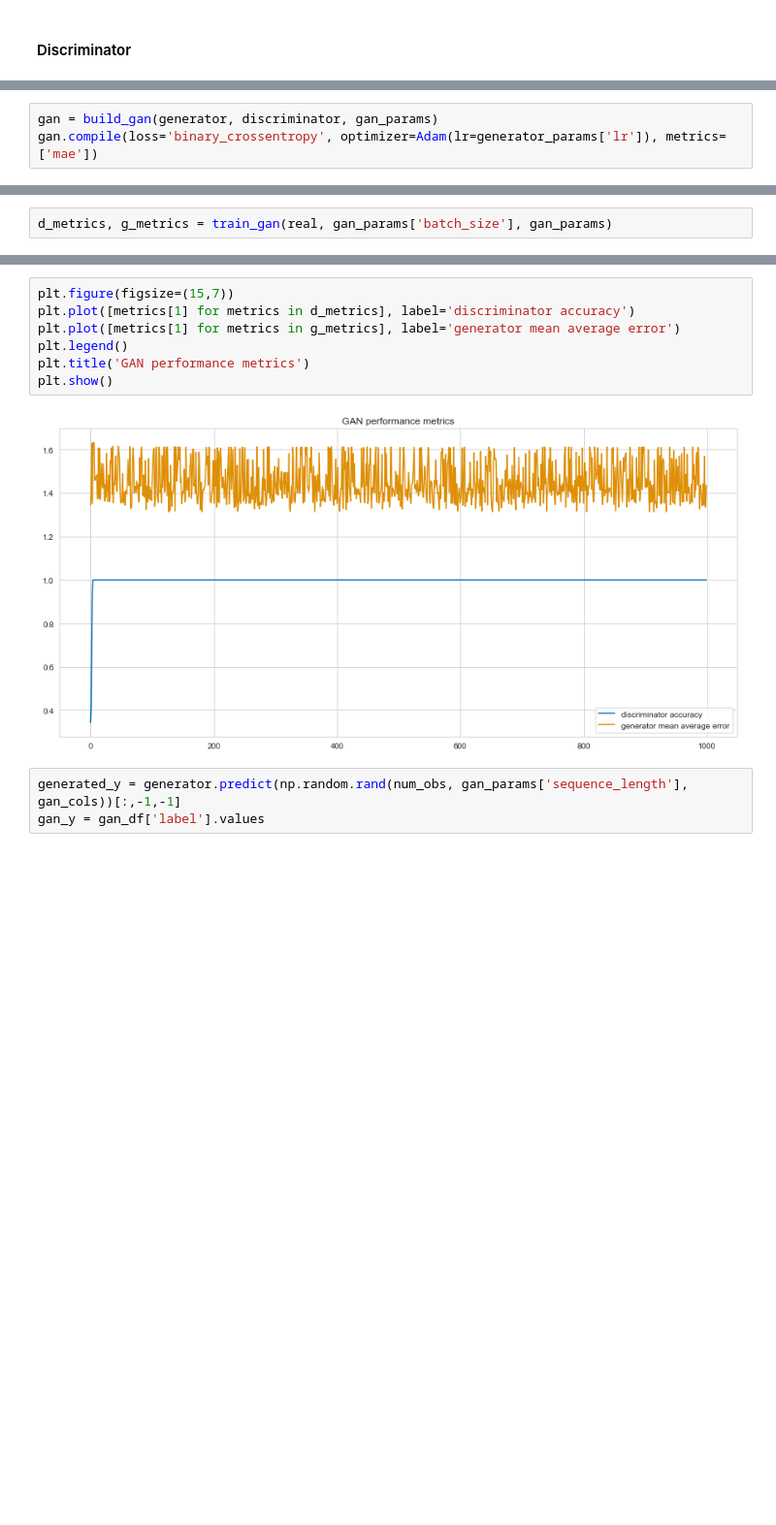
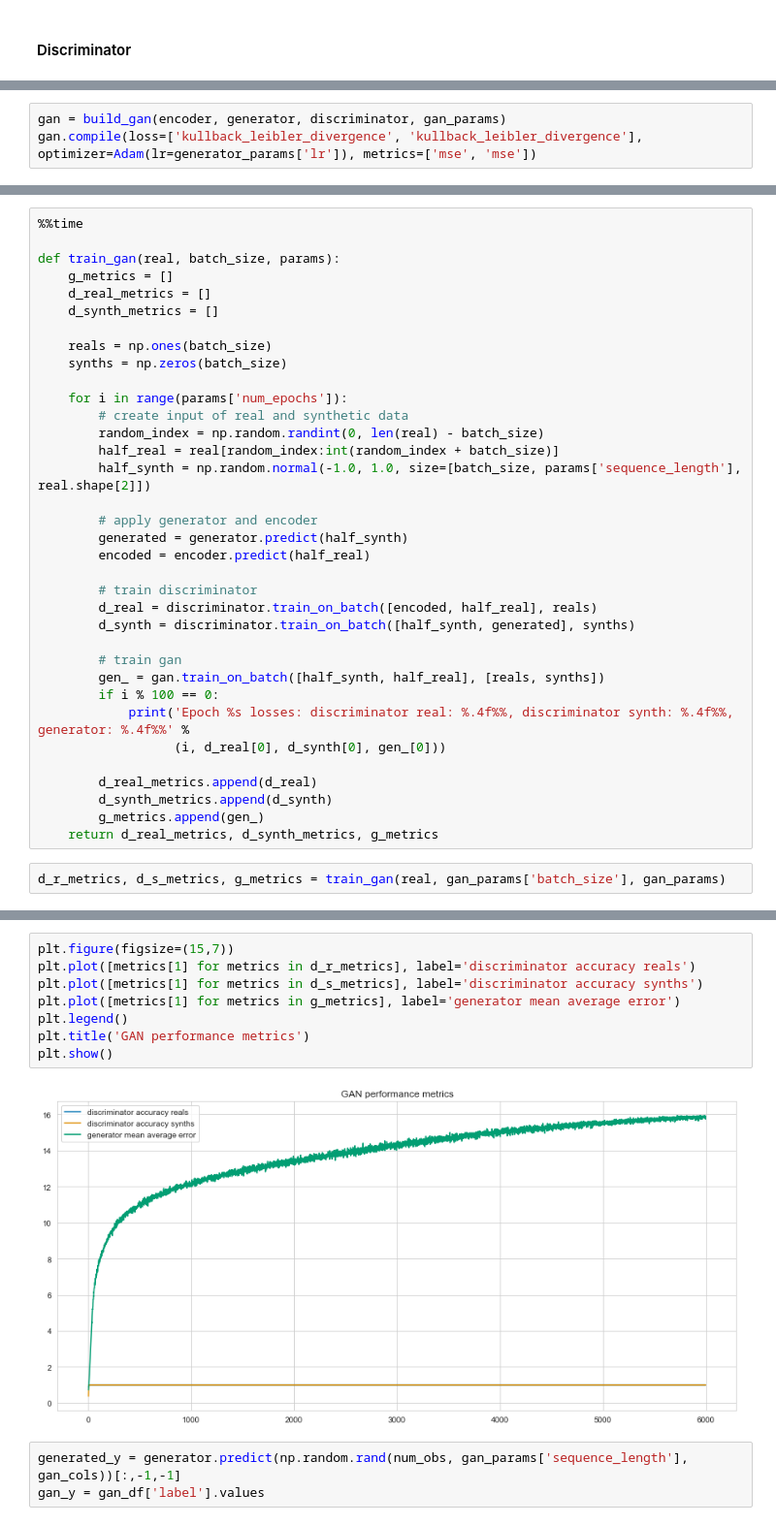
Before and after one commit to denominations-io/macroeconomics, a Jupyter notebook: model_one.ipynb, the cells around one changed output, grey strips where cells are left out. Shown: that part at 97% size. Cells and saved outputs as stored; diff of their text form; blank space fills up the shorter version.

```diff
--- a/model_one.ipynb
+++ b/model_one.ipynb
@@ -413,4 +449,4 @@ def build_gan(generator, discriminator, params):
     return gan
 # %%
-gan = build_gan(generator, discriminator, gan_params)
-gan.compile(loss='binary_crossentropy', optimizer=Adam(lr=generator_params['lr']), metrics=['mae'])
+gan = build_gan(encoder, generator, discriminator, gan_params)
+gan.compile(loss=['kullback_leibler_divergence', 'kullback_leibler_divergence'], optimizer=Adam(lr=generator_params['lr']), metrics=['mse', 'mse'])
@@ -439,4 +474,39 @@ def train_gan(real, batch_size, params):
+# %%
+%%time
+
+def train_gan(real, batch_size, params):
+    g_metrics = []
+    d_real_metrics = []
+    d_synth_metrics = []
+
+    reals = np.ones(batch_size)
+    synths = np.zeros(batch_size)
+
+    for i in range(params['num_epochs']):
+        # create input of real and synthetic data
+        random_index = np.random.randint(0, len(real) - batch_size)
+        half_real = real[random_index:int(random_index + batch_size)]
+        half_synth = np.random.normal(-1.0, 1.0, size=[batch_size, params['sequence_length'], real.shape[2]])
+
+        # apply generator and encoder
+        generated = generator.predict(half_synth)
+        encoded = encoder.predict(half_real)
+
+        # train discriminator
+        d_real = discriminator.train_on_batch([encoded, half_real], reals)
+        d_synth = discriminator.train_on_batch([half_synth, generated], synths)
+
+        # train gan
+        gen_ = gan.train_on_batch([half_synth, half_real], [reals, synths])
+        if i % 100 == 0:
+            print('Epoch %s losses: discriminator real: %.4f%%, discriminator synth: %.4f%%, generator: %.4f%%' %
+                  (i, d_real[0], d_synth[0], gen_[0]))
+
+        d_real_metrics.append(d_real)
+        d_synth_metrics.append(d_synth)
+        g_metrics.append(gen_)
+    return d_real_metrics, d_synth_metrics, g_metrics
 # %%
-d_metrics, g_metrics = train_gan(real, gan_params['batch_size'], gan_params)
+d_r_metrics, d_s_metrics, g_metrics = train_gan(real, gan_params['batch_size'], gan_params)
 # %%
 plt.figure(figsize=(15,7))
@@ -450,12 +521,13 @@ plt.show()
 # %%
 plt.figure(figsize=(15,7))
-plt.plot([metrics[1] for metrics in d_metrics], label='discriminator accuracy')
+plt.plot([metrics[1] for metrics in d_r_metrics], label='discriminator accuracy reals')
+plt.plot([metrics[1] for metrics in d_s_metrics], label='discriminator accuracy synths')
 plt.plot([metrics[1] for metrics in g_metrics], label='generator mean average error')
 plt.legend()
 plt.title('GAN performance metrics')
 plt.show()
 # %% [output]
-[figure, old version]
+[figure, new version]
 # %%
 generated_y = generator.predict(np.random.rand(num_obs, gan_params['sequence_length'], gan_cols))[:,-1,-1]
 gan_y = gan_df['label'].values
```
Also changed, not shown: parts of 26 cells of this notebook.
